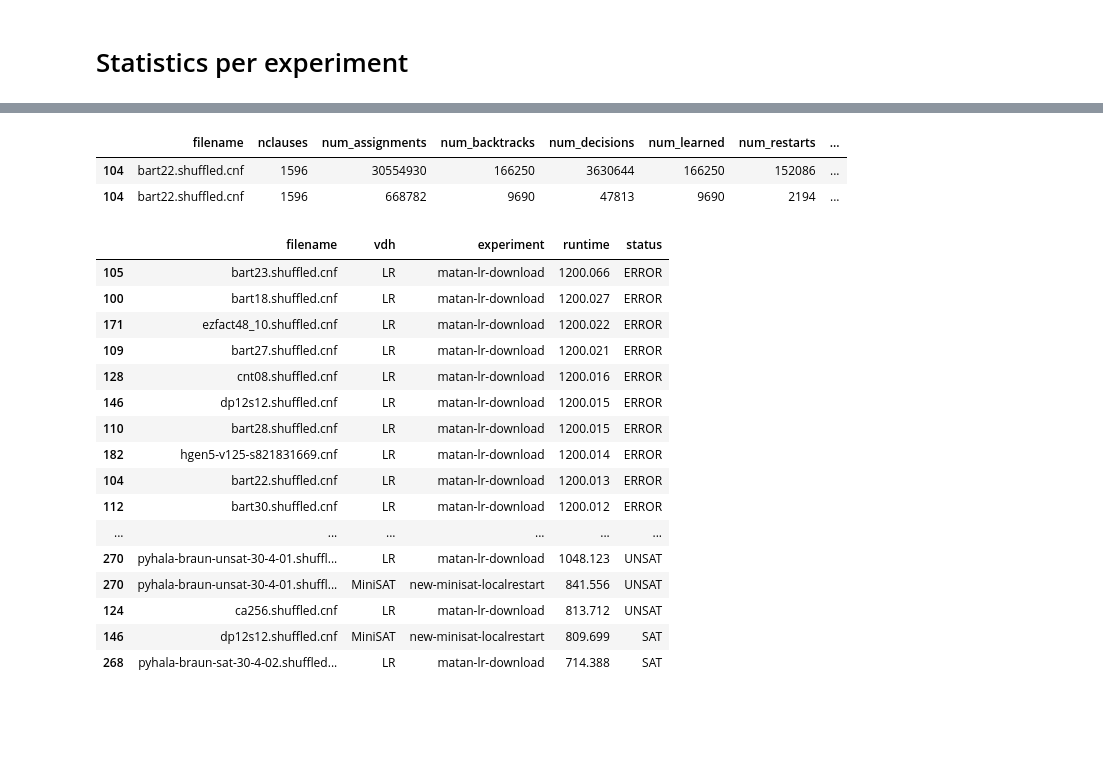
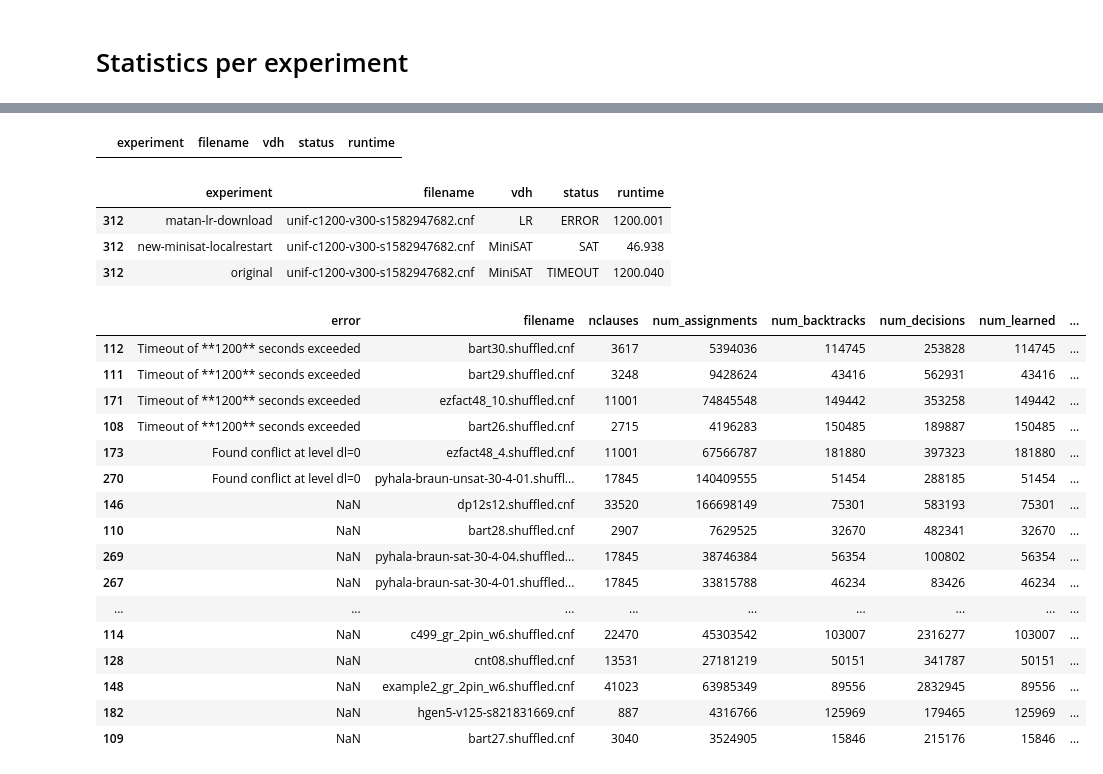
Before and after one commit to matanc1/edusat, a Jupyter notebook: scripts/results.ipynb, the cells around one changed output, grey strips where cells are left out. Saved outputs shown, nothing was run; the diff lists cells and outputs as text; code cells hidden in the pictures; blank space fills up the shorter version.

```diff
--- a/scripts/results.ipynb
+++ b/scripts/results.ipynb
@@ -20,2 +20,5 @@ experiment_paths
 #     f_name = str(f_p)
 #     os.rename(f_name, f_name.replace('Task-',''))
+# %%
+for p in experiment_paths:
+    print (p, len(p.ls()))
@@ -57,6 +64,8 @@ df['num_restarts'] = df['num_restarts'].fillna('0')
 df['vdh'] = df['vdh'].fillna('MiniSAT')
 df['solver'] = df['solver'].fillna('edusat')
 df.loc[df['experiment']=='matan-lr-download','vdh']='LR'
+df = df[df['experiment']!='matan-lr-download-old']
+# df = df[df['filename'].str.replace('.txt','').isin([name.replace('.txt','') for name in rel_names])
 # %%
 df = df.astype({'nclauses': int, 'num_assignments': int, 'num_backtracks': int, 'num_decisions': int, 'num_learned': int,
                     'nvars': int, 'runtime': float})
@@ -121,26 +134,31 @@ df.hvplot.scatter(x='nclauses', y='runtime', by=['status']).options(title='Runti
-# %%
-df[df['filename']=='bart22.shuffled.cnf']
-# %% [output]
-|  | filename | nclauses | num_assignments | num_backtracks | num_decisions | num_learned | num_restarts | ... |
-| 104 | bart22.shuffled.cnf | 1596 | 30554930 | 166250 | 3630644 | 166250 | 152086 | ... |
-| 104 | bart22.shuffled.cnf | 1596 | 668782 | 9690 | 47813 | 9690 | 2194 | ... |
+# %%
+df[df['status']=='ERROR'][['experiment','filename','vdh','status','runtime']]
+# %% [output]
+|  | experiment | filename | vdh | status | runtime |
+# %%
+df[df['filename']=='unif-c1200-v300-s1582947682.cnf'][['experiment','filename','vdh','status','runtime']]
+# %% [output]
+|  | experiment | filename | vdh | status | runtime |
+| 312 | matan-lr-download | unif-c1200-v300-s1582947682.cnf | LR | ERROR | 1200.001 |
+| 312 | new-minisat-localrestart | unif-c1200-v300-s1582947682.cnf | MiniSAT | SAT | 46.938 |
+| 312 | original | unif-c1200-v300-s1582947682.cnf | MiniSAT | TIMEOUT | 1200.040 |
 # %%
-df.loc[lambda x: x['experiment'] != 'original'].sort_values(['runtime'], ascending=False)[['filename', 'vdh','experiment', 'runtime', 'status']].head(30)
+df[df['experiment']=='new-minisat-localrestart'].sort_values('runtime', ascending=False).head(20)
 # %% [output]
-|  | filename | vdh | experiment | runtime | status |
-| 105 | bart23.shuffled.cnf | LR | matan-lr-download | 1200.066 | ERROR |
-| 100 | bart18.shuffled.cnf | LR | matan-lr-download | 1200.027 | ERROR |
-| 171 | ezfact48_10.shuffled.cnf | LR | matan-lr-download | 1200.022 | ERROR |
-| 109 | bart27.shuffled.cnf | LR | matan-lr-download | 1200.021 | ERROR |
-| 128 | cnt08.shuffled.cnf | LR | matan-lr-download | 1200.016 | ERROR |
-| 146 | dp12s12.shuffled.cnf | LR | matan-lr-download | 1200.015 | ERROR |
-| 110 | bart28.shuffled.cnf | LR | matan-lr-download | 1200.015 | ERROR |
-| 182 | hgen5-v125-s821831669.cnf | LR | matan-lr-download | 1200.014 | ERROR |
-| 104 | bart22.shuffled.cnf | LR | matan-lr-download | 1200.013 | ERROR |
-| 112 | bart30.shuffled.cnf | LR | matan-lr-download | 1200.012 | ERROR |
-| ... | ... | ... | ... | ... | ... |
-| 270 | pyhala-braun-unsat-30-4-01.shuffl... | LR | matan-lr-download | 1048.123 | UNSAT |
-| 270 | pyhala-braun-unsat-30-4-01.shuffl... | MiniSAT | new-minisat-localrestart | 841.556 | UNSAT |
-| 124 | ca256.shuffled.cnf | LR | matan-lr-download | 813.712 | UNSAT |
-| 146 | dp12s12.shuffled.cnf | MiniSAT | new-minisat-localrestart | 809.699 | SAT |
-| 268 | pyhala-braun-sat-30-4-02.shuffled... | LR | matan-lr-download | 714.388 | SAT |
+|  | error | filename | nclauses | num_assignments | num_backtracks | num_decisions | num_learned | ... |
+| 112 | Timeout of **1200** seconds exceeded | bart30.shuffled.cnf | 3617 | 5394036 | 114745 | 253828 | 114745 | ... |
+| 111 | Timeout of **1200** seconds exceeded | bart29.shuffled.cnf | 3248 | 9428624 | 43416 | 562931 | 43416 | ... |
+| 171 | Timeout of **1200** seconds exceeded | ezfact48_10.shuffled.cnf | 11001 | 74845548 | 149442 | 353258 | 149442 | ... |
+| 108 | Timeout of **1200** seconds exceeded | bart26.shuffled.cnf | 2715 | 4196283 | 150485 | 189887 | 150485 | ... |
+| 173 | Found conflict at level dl=0 | ezfact48_4.shuffled.cnf | 11001 | 67566787 | 181880 | 397323 | 181880 | ... |
+| 270 | Found conflict at level dl=0 | pyhala-braun-unsat-30-4-01.shuffl... | 17845 | 140409555 | 51454 | 288185 | 51454 | ... |
+| 146 | NaN | dp12s12.shuffled.cnf | 33520 | 166698149 | 75301 | 583193 | 75301 | ... |
+| 110 | NaN | bart28.shuffled.cnf | 2907 | 7629525 | 32670 | 482341 | 32670 | ... |
+| 269 | NaN | pyhala-braun-sat-30-4-04.shuffled... | 17845 | 38746384 | 56354 | 100802 | 56354 | ... |
+| 267 | NaN | pyhala-braun-sat-30-4-01.shuffled... | 17845 | 33815788 | 46234 | 83426 | 46234 | ... |
+| ... | ... | ... | ... | ... | ... | ... | ... | ... |
+| 114 | NaN | c499_gr_2pin_w6.shuffled.cnf | 22470 | 45303542 | 103007 | 2316277 | 103007 | ... |
+| 128 | NaN | cnt08.shuffled.cnf | 13531 | 27181219 | 50151 | 341787 | 50151 | ... |
+| 148 | NaN | example2_gr_2pin_w6.shuffled.cnf | 41023 | 63985349 | 89556 | 2832945 | 89556 | ... |
+| 182 | NaN | hgen5-v125-s821831669.cnf | 887 | 4316766 | 125969 | 179465 | 125969 | ... |
+| 109 | NaN | bart27.shuffled.cnf | 3040 | 3524905 | 15846 | 215176 | 15846 | ... |
```
Also changed, not shown: parts of 11 cells of this notebook, 4 other files.
